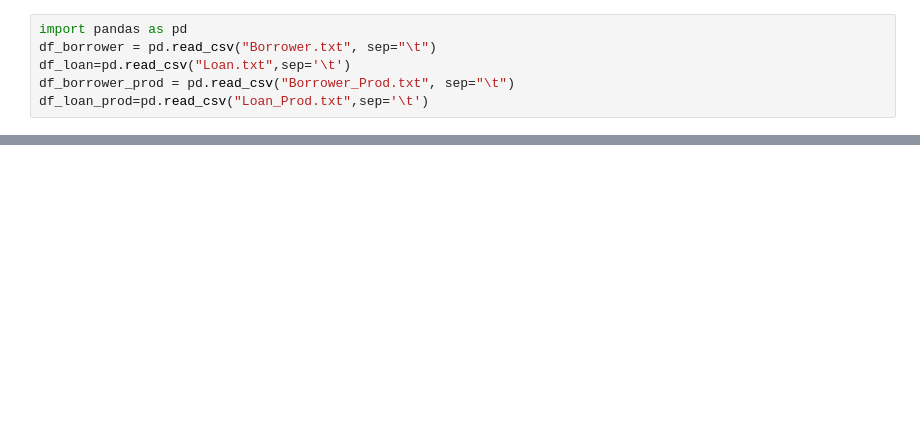
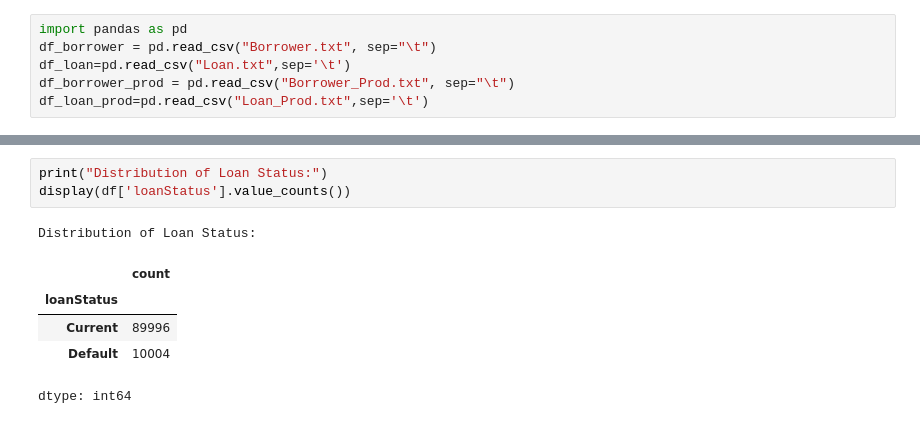
Before and after one commit to springboardmentor891v/CreditPathAI, a Jupyter notebook: microsoft_notebooks/eda_report.ipynb, the cells around one changed output, grey strips where cells are left out. Cells and saved outputs as stored; diff of their text form; blank space fills up the shorter version.

```diff
--- a/microsoft_notebooks/eda_report.ipynb
+++ b/microsoft_notebooks/eda_report.ipynb
@@ -175,0 +484,10 @@ for col in df.columns:
+# %%
+print("Distribution of Loan Status:")
+display(df['loanStatus'].value_counts())
+# %% [output]
+Distribution of Loan Status:
+|  | count |
+| loanStatus |  |
+| Current | 89996 |
+| Default | 10004 |
+dtype: int64
```
Also changed, not shown: parts of 26 cells of this notebook.
